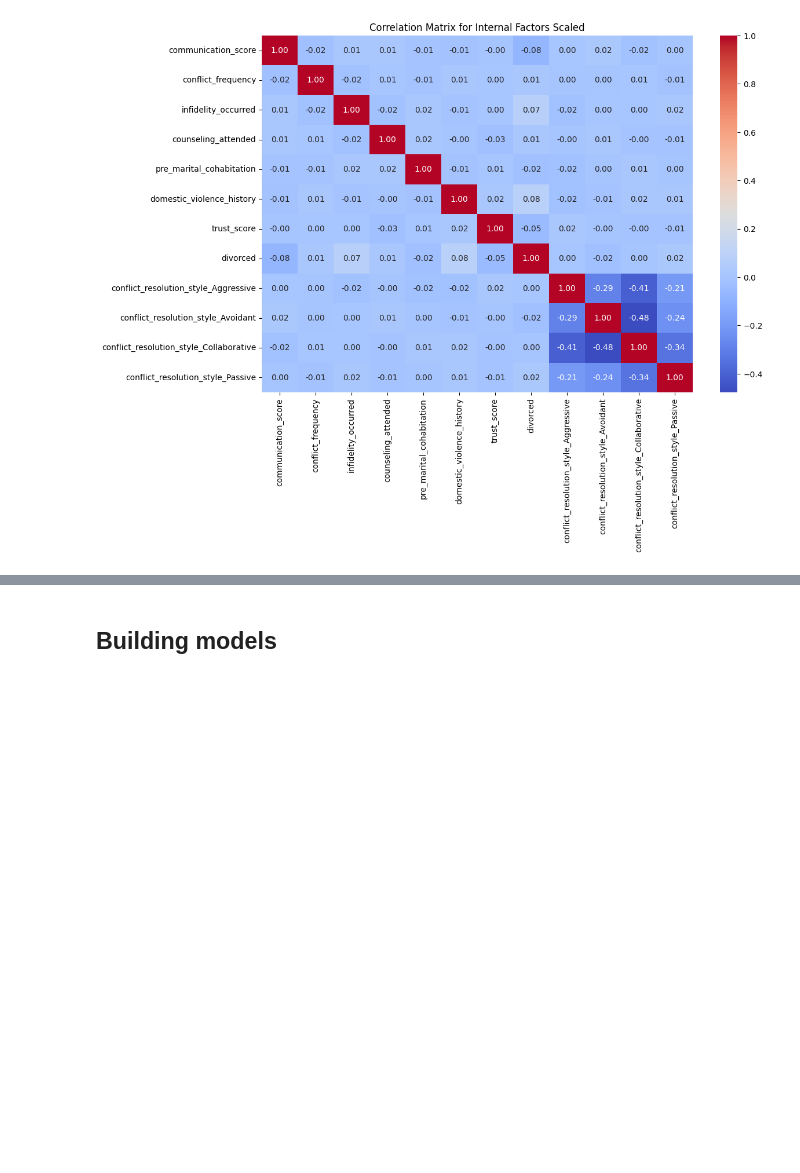
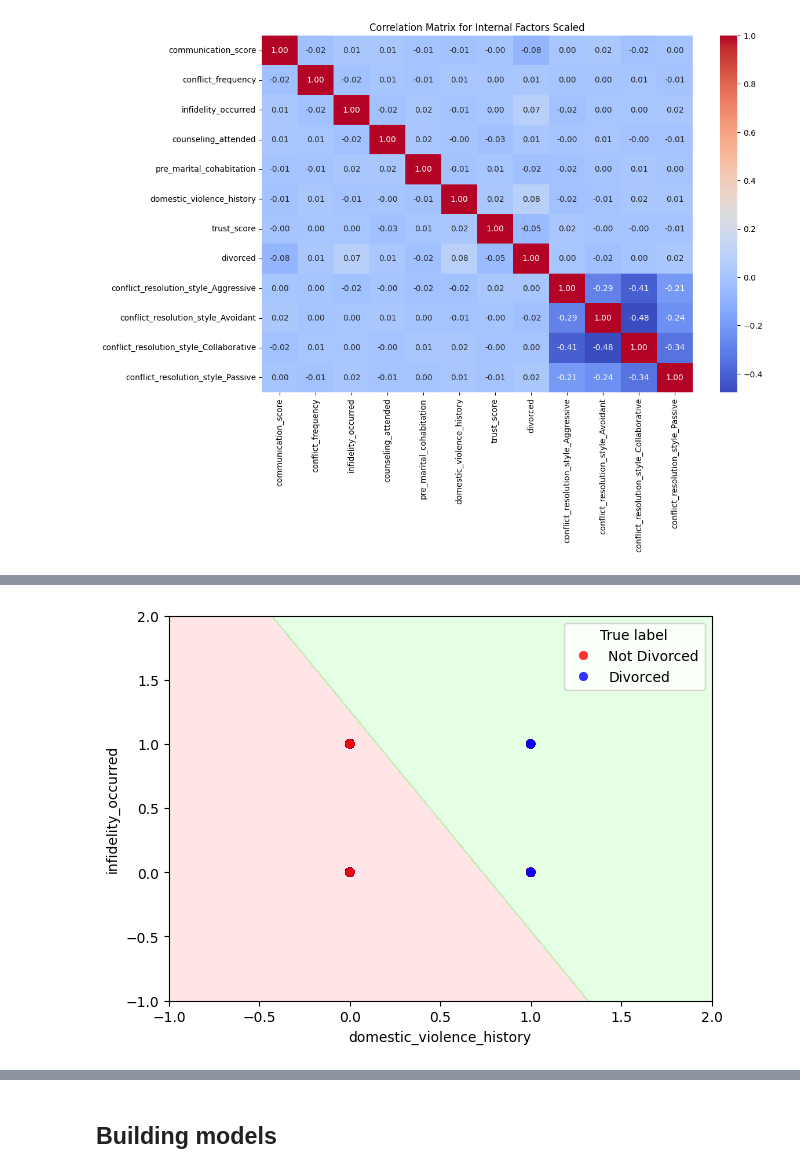
Before and after one commit to rowandama/Divorce-Summative, a Jupyter notebook: evie_test.ipynb, the cells around one changed output, grey strips where cells are left out. Saved outputs shown, nothing was run; the diff lists cells and outputs as text; code cells hidden in the pictures; blank space fills up the shorter version.

```diff
--- a/evie_test.ipynb
+++ b/evie_test.ipynb
@@ -176,0 +326,36 @@ plt.show()
+# %%
+from matplotlib.colors import ListedColormap
+
+# plot decision boundary for domestic_violence_history, infidelity_occurred, communication_score
+X2_train = X_IF_train[
+clf2 = LogisticRegression(max_iter=300)
+clf2.fit(X2_train, y_IF_train)
+
+# create grid over training feature ranges
+x_min, x_max = X2_train.iloc[:,0].min()-1, X2_train.iloc[:,0].max()+1
+y_min, y_max = X2_train.iloc[:,1].min()-1, X2_train.iloc[:,1].max()+1
+xx, yy = np.meshgrid(
+    np.linspace(x_min, x_max, 500),
+    np.linspace(y_min, y_max, 500)
+)
+
+Z = clf2.predict(np.c_[xx.ravel(), yy.ravel()])
+Z = Z.reshape(xx.shape)
+
+plt.figure(figsize=(7,5))
+plt.contourf(xx, yy, Z, alpha=0.3,
+             cmap=ListedColormap(["#FFAAAA","#AAFFAA"]))
+sns.scatterplot(
+    x=X2_train.iloc[:,0],
+    y=X2_train.iloc[:,1],
+    hue=y_IF_train.map({0:'Not Divorced',1:'Divorced'}),
+    palette=["red","blue"],
+    edgecolor=None,
+    alpha=0.8
+)
+plt.xlabel("domestic_violence_history")
+plt.ylabel("infidelity_occurred")
+plt.legend(title='True label')
+plt.show()
+# %% [output]
+[figure, added]
```
Also changed, not shown: parts of 35 cells of this notebook.
